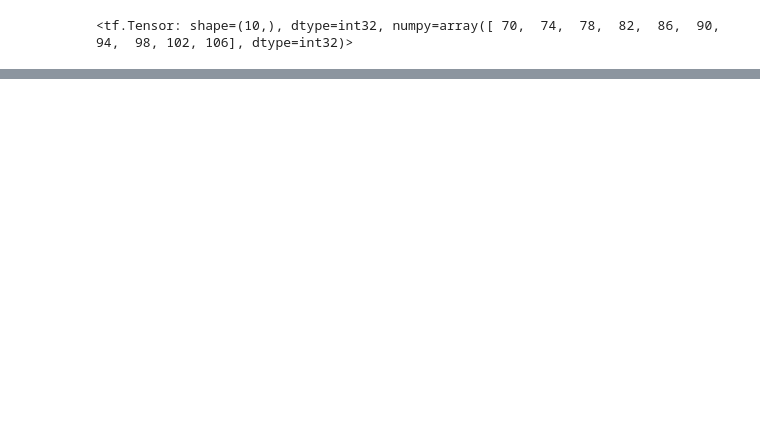
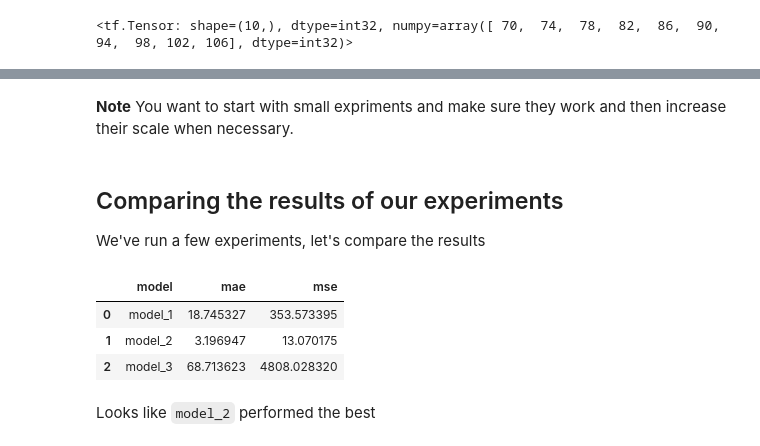
Before and after one commit to ThangDoan2001/TensorFlow_ZeroToHero, a Jupyter notebook: 01_neural_network_regression_with_tensorflow.ipynb, the cells around one changed output, grey strips where cells are left out. Saved outputs shown, nothing was run; the diff lists cells and outputs as text; code cells hidden in the pictures; blank space fills up the shorter version.

```diff
--- a/01_neural_network_regression_with_tensorflow.ipynb
+++ b/01_neural_network_regression_with_tensorflow.ipynb
@@ -586,0 +742,5 @@ mse
+# %%
+# Calculate model_2 evaluation metrics
+mae_2 = mae(y_test, y_preds_2)
+mse_2 = mse(y_test, y_preds_2)
+mae_2, mse_2
@@ -586,0 +804,23 @@ mse
+# %% [markdown]
+**Note** You want to start with small expriments and make sure they work and then increase their scale when necessary.
+# %% [markdown]
+## Comparing the results of our experiments
+
+We've run a few experiments, let's compare the results
+# %%
+# Let's compare our model's results using a pandas DataFrame
+import pandas as pd
+
+model_results = [["model_1", mae_1.numpy(), mse_1.numpy()],
+                 ["model_2", mae_2.numpy(), mse_2.numpy()],
+                 ["model_3", mae_3.numpy(), mse_3.numpy()]]
+
+all_results = pd.DataFrame(model_results, columns=["model", "mae", "mse"])
+all_results
+# %% [output]
+|  | model | mae | mse |
+| 0 | model_1 | 18.745327 | 353.573395 |
+| 1 | model_2 | 3.196947 | 13.070175 |
+| 2 | model_3 | 68.713623 | 4808.028320 |
+# %% [markdown]
+Looks like `model_2` performed the best
```
Also changed, not shown: parts of 48 cells of this notebook.
